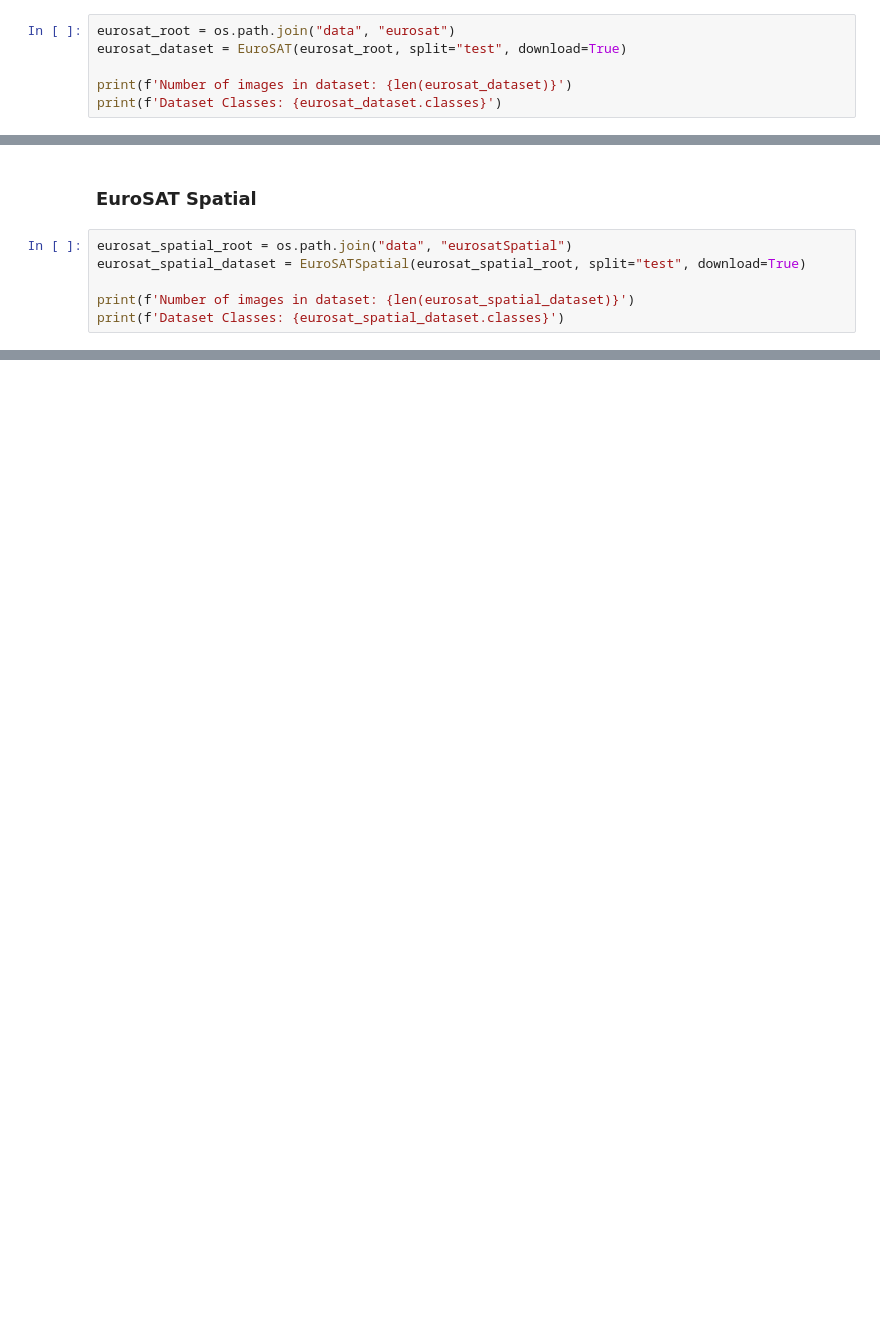
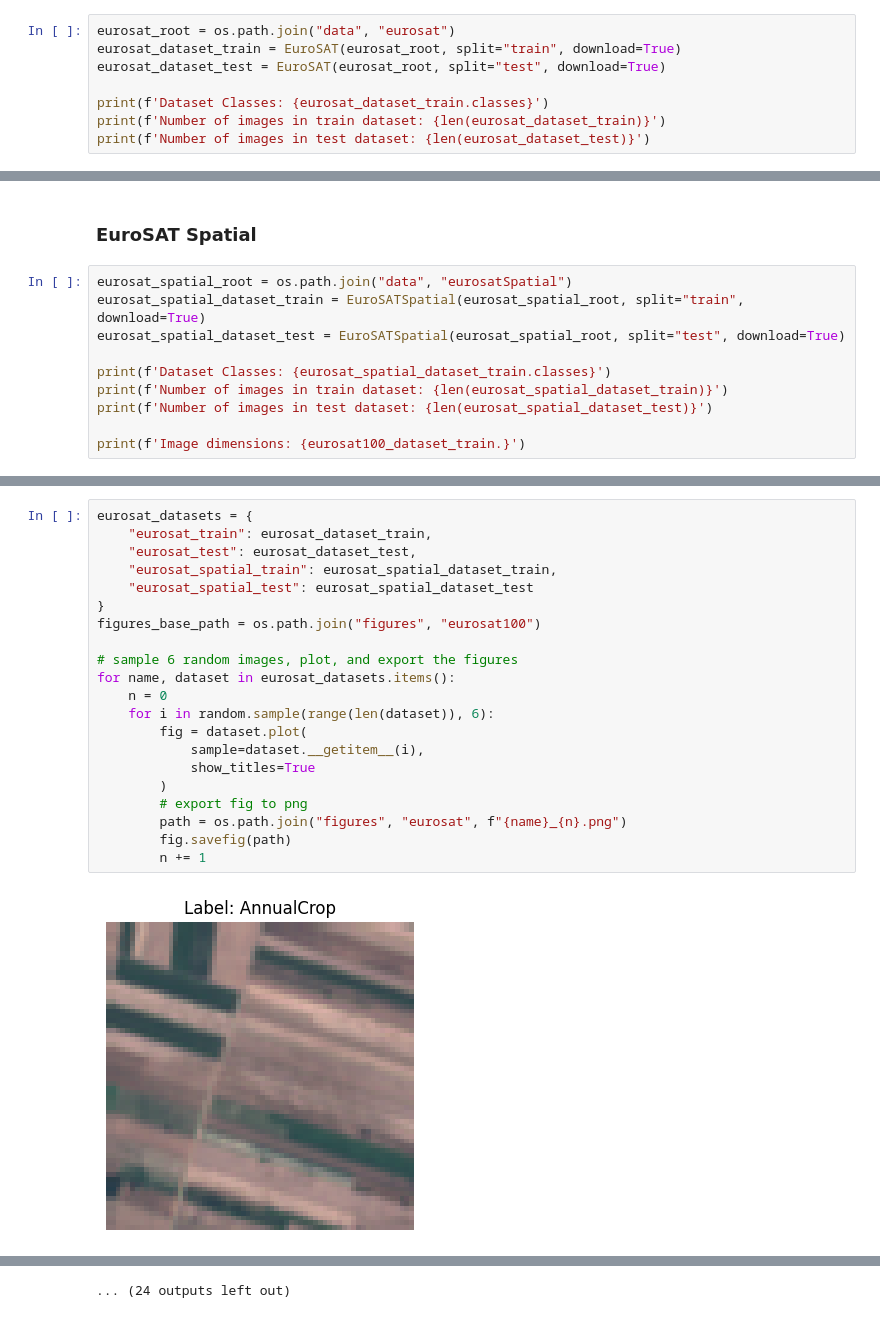
Before and after one commit to isaiahlg/torchgeo-tutorial, a Jupyter notebook: 07_eurosat.ipynb, the cells around one changed output, grey strips where cells are left out. Drawn from its saved outputs; the diff is of its cells as text; blank space fills up the shorter version.

Commit message:
Export figures from EuroSAT.

```diff
--- a/07_eurosat.ipynb
+++ b/07_eurosat.ipynb
@@ -21,8 +24,10 @@ Dataset Classes: ['AnnualCrop', 'Forest', 'HerbaceousVegetation', 'Highway', 'In
 ### EuroSAT
 # %%
 eurosat_root = os.path.join("data", "eurosat")
-eurosat_dataset = EuroSAT(eurosat_root, split="test", download=True)
+eurosat_dataset_train = EuroSAT(eurosat_root, split="train", download=True)
+eurosat_dataset_test = EuroSAT(eurosat_root, split="test", download=True)
 
-print(f'Number of images in dataset: {len(eurosat_dataset)}')
-print(f'Dataset Classes: {eurosat_dataset.classes}')
+print(f'Dataset Classes: {eurosat_dataset_train.classes}')
+print(f'Number of images in train dataset: {len(eurosat_dataset_train)}')
+print(f'Number of images in test dataset: {len(eurosat_dataset_test)}')
 # %% [output]
@@ -32,8 +38,12 @@ Dataset Classes: ['AnnualCrop', 'Forest', 'HerbaceousVegetation', 'Highway', 'In
 ### EuroSAT Spatial
 # %%
 eurosat_spatial_root = os.path.join("data", "eurosatSpatial")
-eurosat_spatial_dataset = EuroSATSpatial(eurosat_spatial_root, split="test", download=True)
+eurosat_spatial_dataset_train = EuroSATSpatial(eurosat_spatial_root, split="train", download=True)
+eurosat_spatial_dataset_test = EuroSATSpatial(eurosat_spatial_root, split="test", download=True)
 
-print(f'Number of images in dataset: {len(eurosat_spatial_dataset)}')
-print(f'Dataset Classes: {eurosat_spatial_dataset.classes}')
+print(f'Dataset Classes: {eurosat_spatial_dataset_train.classes}')
+print(f'Number of images in train dataset: {len(eurosat_spatial_dataset_train)}')
+print(f'Number of images in test dataset: {len(eurosat_spatial_dataset_test)}')
+
+print(f'Image dimensions: {eurosat100_dataset_train.}')
 # %% [output]
@@ -41,0 +70,23 @@ Dataset Classes: ['AnnualCrop', 'Forest', 'HerbaceousVegetation', 'Highway', 'In
+# %%
+eurosat_datasets = {
+    "eurosat_train": eurosat_dataset_train,
+    "eurosat_test": eurosat_dataset_test,
+    "eurosat_spatial_train": eurosat_spatial_dataset_train,
+    "eurosat_spatial_test": eurosat_spatial_dataset_test
+}
+figures_base_path = os.path.join("figures", "eurosat100")
+
+# sample 6 random images, plot, and export the figures
+for name, dataset in eurosat_datasets.items():
+    n = 0
+    for i in random.sample(range(len(dataset)), 6):
+        fig = dataset.plot(
+            sample=dataset.__getitem__(i),
+            show_titles=True
+        )
+        # export fig to png
+        path = os.path.join("figures", "eurosat", f"{name}_{n}.png")
+        fig.savefig(path)
+        n += 1
+# %% [output]
+[figure, added]
@@ -41,0 +104 @@ Dataset Classes: ['AnnualCrop', 'Forest', 'HerbaceousVegetation', 'Highway', 'In
+... (24 outputs left out)
```
Also changed, not shown: parts of 8 cells of this notebook, 28 other files.
